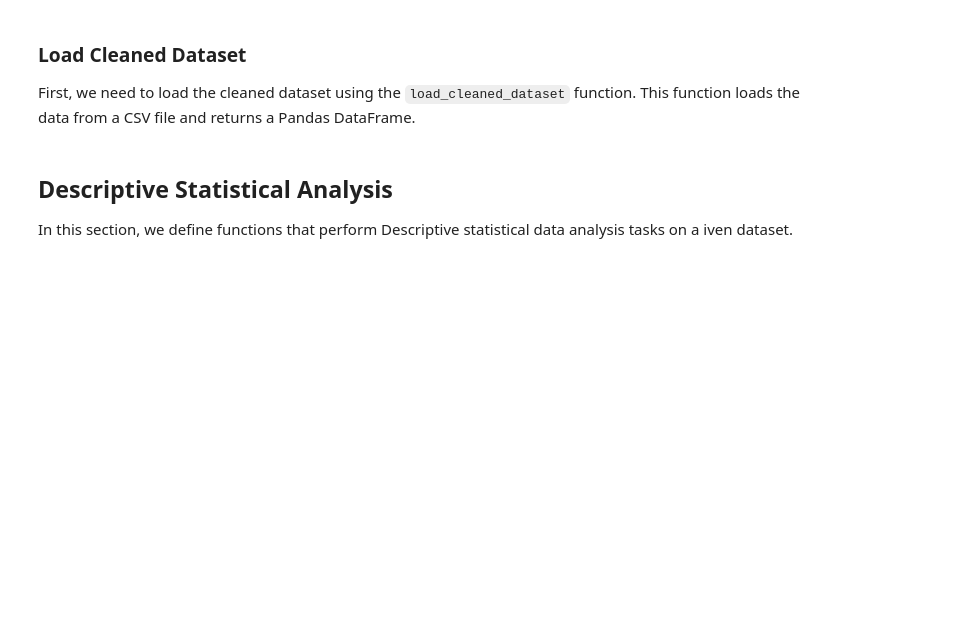
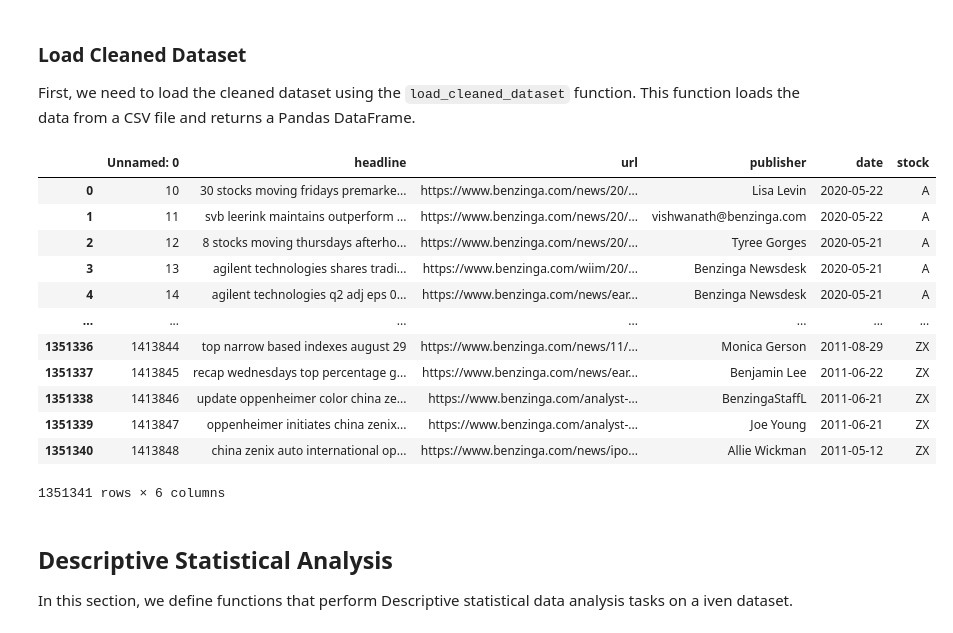
Before and after one commit to Daniel-Andarge/nova-financial-analysis, a Jupyter notebook: notebooks/1.0-initial-data-exploration.ipynb, the cells around one changed output. Drawn from its saved outputs; the diff is of its cells as text; code cells hidden in the pictures; blank space fills up the shorter version.

```diff
--- a/notebooks/1.0-initial-data-exploration.ipynb
+++ b/notebooks/1.0-initial-data-exploration.ipynb
@@ -177,6 +193,21 @@ from shared.data_visualization import (
 First, we need to load the cleaned dataset using the `load_cleaned_dataset` function. This function loads the data from a CSV file and returns a Pandas DataFrame.
 # %%
 cleaned_data = load_cleaned_dataset()
+display(cleaned_data)
+# %% [output]
+|  | Unnamed: 0 | headline | url | publisher | date | stock |
+| 0 | 10 | 30 stocks moving fridays premarke... | https://www.benzinga.com/news/20/... | Lisa Levin | 2020-05-22 | A |
+| 1 | 11 | svb leerink maintains outperform ... | https://www.benzinga.com/news/20/... | vishwanath@benzinga.com | 2020-05-22 | A |
+| 2 | 12 | 8 stocks moving thursdays afterho... | https://www.benzinga.com/news/20/... | Tyree Gorges | 2020-05-21 | A |
+| 3 | 13 | agilent technologies shares tradi... | https://www.benzinga.com/wiim/20/... | Benzinga Newsdesk | 2020-05-21 | A |
+| 4 | 14 | agilent technologies q2 adj eps 0... | https://www.benzinga.com/news/ear... | Benzinga Newsdesk | 2020-05-21 | A |
+| ... | ... | ... | ... | ... | ... | ... |
+| 1351336 | 1413844 | top narrow based indexes august 29 | https://www.benzinga.com/news/11/... | Monica Gerson | 2011-08-29 | ZX |
+| 1351337 | 1413845 | recap wednesdays top percentage g... | https://www.benzinga.com/news/ear... | Benjamin Lee | 2011-06-22 | ZX |
+| 1351338 | 1413846 | update oppenheimer color china ze... | https://www.benzinga.com/analyst-... | BenzingaStaffL | 2011-06-21 | ZX |
+| 1351339 | 1413847 | oppenheimer initiates china zenix... | https://www.benzinga.com/analyst-... | Joe Young | 2011-06-21 | ZX |
+| 1351340 | 1413848 | china zenix auto international op... | https://www.benzinga.com/news/ipo... | Allie Wickman | 2011-05-12 | ZX |
+1351341 rows × 6 columns
 # %% [markdown]
 ## Descriptive Statistical Analysis
 In this section, we define functions that perform Descriptive statistical data analysis tasks on a iven dataset.
```
Also changed, not shown: parts of 8 cells of this notebook, 7 other files.
